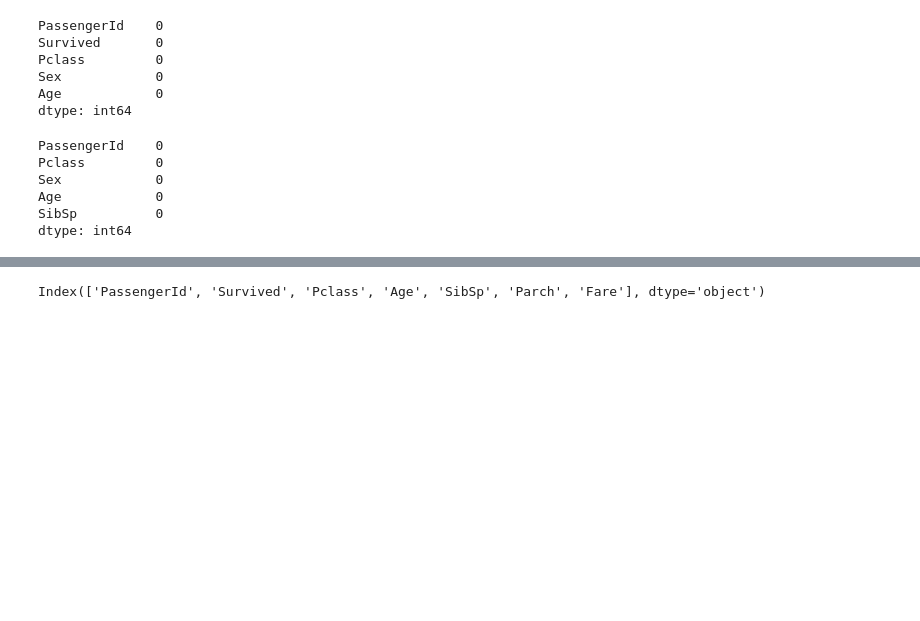
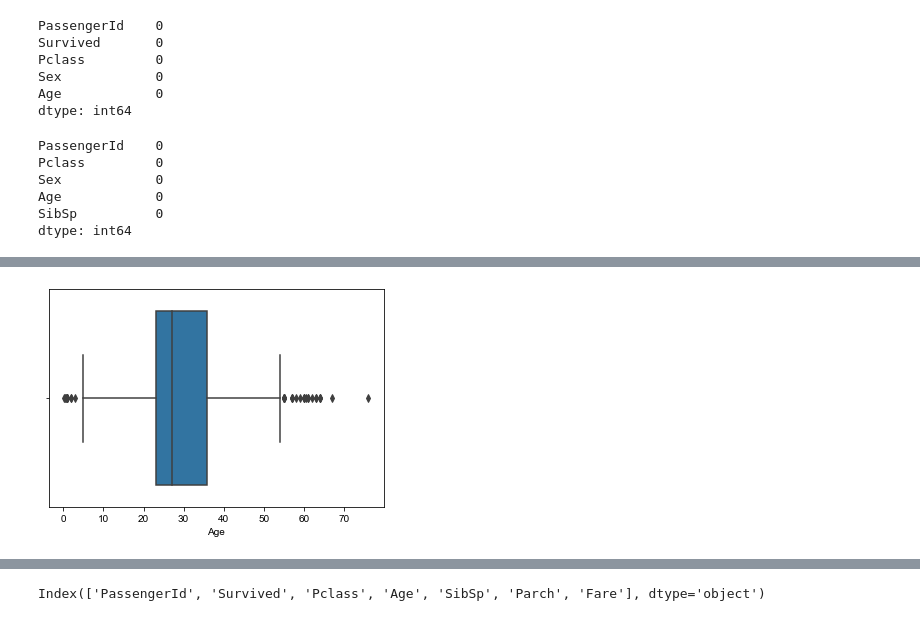
Before and after one commit to alexendrios/dashboard_titanic, a Jupyter notebook: titanic/titanic.ipynb, the cells around one changed output, grey strips where cells are left out. Saved outputs shown, nothing was run; the diff lists cells and outputs as text; code cells hidden in the pictures; blank space fills up the shorter version.

Commit message:
analise dos dados, modelo_1

```diff
--- a/titanic/titanic.ipynb
+++ b/titanic/titanic.ipynb
@@ -202,13 +390,13 @@ treino.loc[treino.Embarked.isnull(),'Embarked'] = treino.Embarked.mode()[0]
 # %% [markdown]
 ### Podemos utilizar a mesma lógica que fizemos para a coluna Age e realizar o mesmo processo da coluna Fare substituir pela mediana.
 # %%
-media_teste_fare =treino['Fare'].mean()
-mediana_teste_fare =treino['Fare'].median()
+media_teste_fare =teste['Fare'].mean()
+mediana_teste_fare =teste['Fare'].median()
 
 
 
 
-dados_anlise_teste_fare = f'''
+dados_analise_teste_fare = f'''
     *****************************************
             Dados Análise - Fare
     *****************************************,
@@ -218,7 +406,7 @@ dados_anlise_teste_fare = f'''
     mediana:        {mediana_teste_fare}
 
 '''
-print(dados_anlise_teste_fare)
+print(dados_analise_teste_fare)
 # %% [output]
     *****************************************
             Dados Análise - Fare
@@ -251,0 +662,5 @@ dtype: int64
+# %%
+# coluna 'Age' no DataFrame 'teste'
+verificando_outliers('Age', teste)
+# %% [output]
+[figure, added]
```
Also changed, not shown: parts of 159 cells of this notebook, 40 other files.
